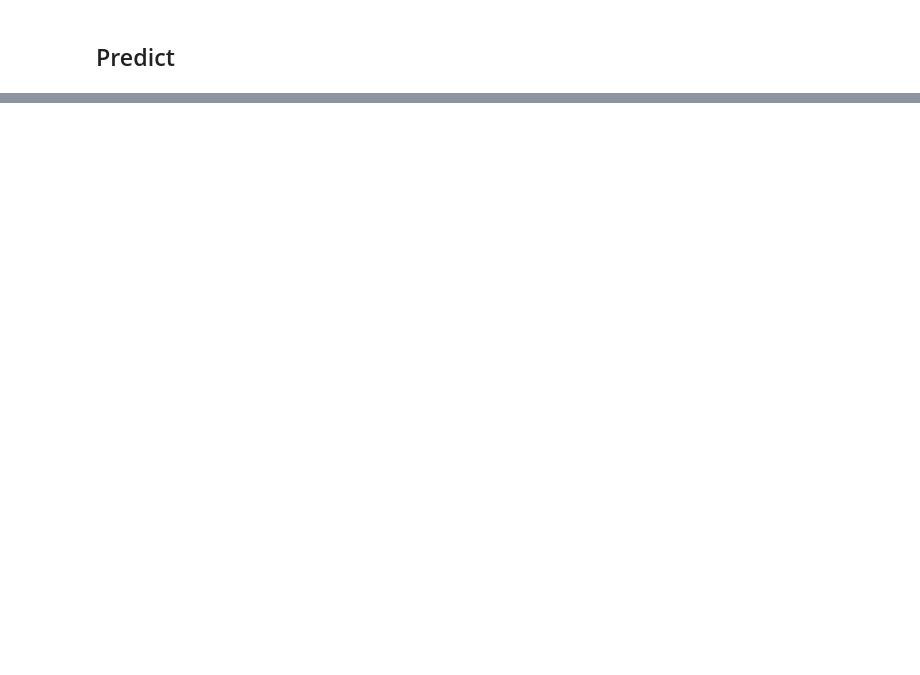
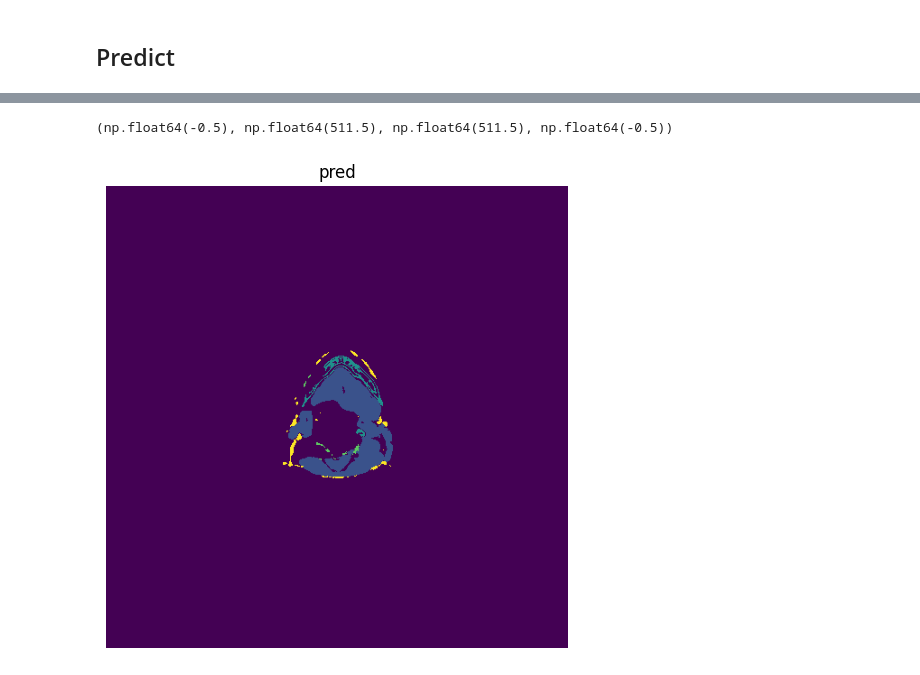
Before and after one commit to kisonho/comp2comp, a Jupyter notebook: eval.ipynb, the cells around one changed output, grey strips where cells are left out. Saved outputs shown, nothing was run; the diff lists cells and outputs as text; code cells hidden in the pictures; blank space fills up the shorter version.

```diff
--- a/eval.ipynb
+++ b/eval.ipynb
@@ -85,15 +111,18 @@ pred.shape
 # %%
-pred_np = pred[0].cpu().detach().numpy()
+pred_np = pred[0].permute(1, 0).cpu().detach().numpy()
 
 plt.figure(figsize=(6,6))
 # convert label channels if needed
 if pred_np.ndim == 3 and pred_np.shape[0] in (1,3):
     lbl = pred_np.squeeze(0) if pred_np.shape[0] == 1 else np.transpose(pred_np, (1,2,0))
 else:
     lbl = pred_np
 plt.imshow(lbl)
-plt.title('label')
+plt.title('pred')
 plt.axis('off')
+# %% [output]
+(np.float64(-0.5), np.float64(511.5), np.float64(511.5), np.float64(-0.5))
+[figure, added]
 # %%
 from torch.utils.data import DataLoader, Sampler
 
```
Also changed, not shown: parts of 11 cells of this notebook, 22 other files.
